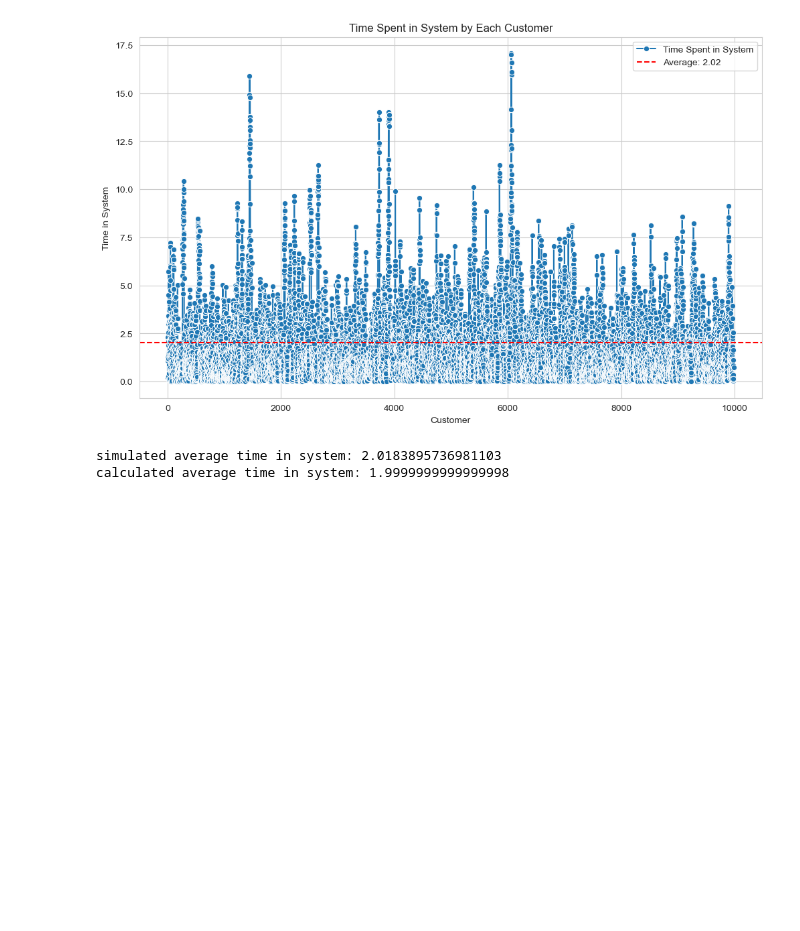
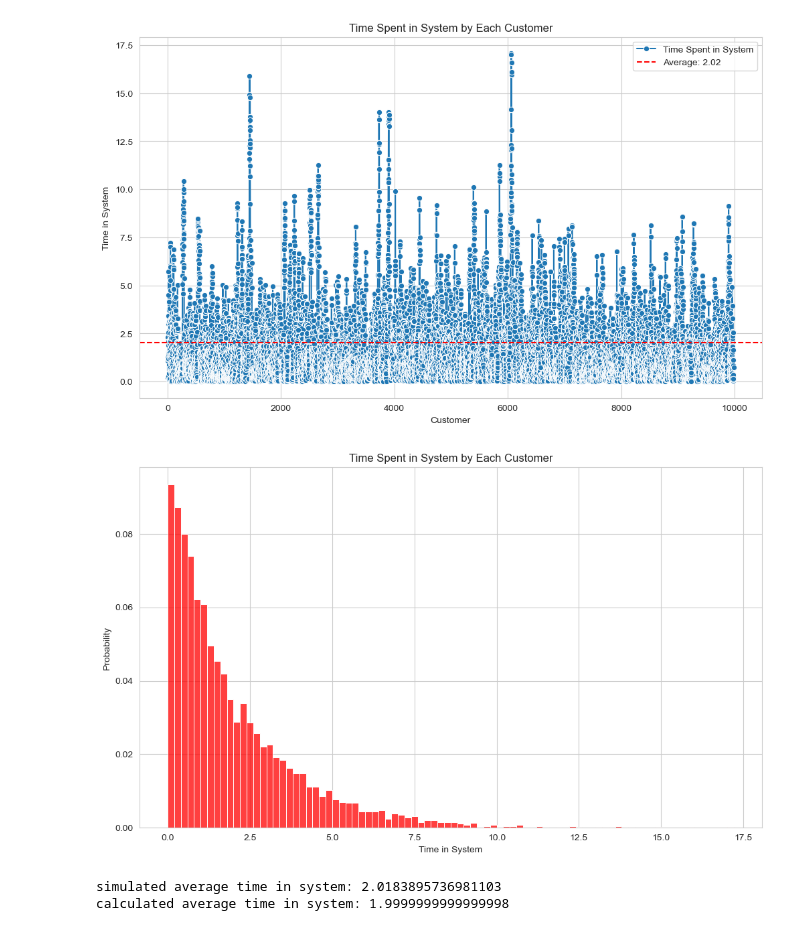
Before and after one commit to jocwulf/zhaw_dps, a Jupyter notebook: DPS23_02_mm1.ipynb, the cells around one changed output. Saved outputs shown, nothing was run; the diff lists cells and outputs as text; code cells hidden in the pictures; blank space fills up the shorter version.

Commit message:
poisson, histograms

```diff
--- a/DPS23_02_mm1.ipynb
+++ b/DPS23_02_mm1.ipynb
@@ -74,6 +76,16 @@ plt.legend()
 plt.show()
 # %% [output]
 [figure]
+# %%
+# create a histogram of the time spent in the system use 0.2 as the bin size
+plt.figure(figsize=(12, 7))
+sns.histplot(x=times_in_system, binwidth=0.2, stat="probability", color='red')
+plt.title("Time Spent in System by Each Customer")
+plt.xlabel("Time in System")
+plt.ylabel("Probability")
+plt.show()
+# %% [output]
+[figure, added]
 # %%
 # compare expected and simulated average time in system
 print("simulated average time in system: {}".format(avg_time))
```
Also changed, not shown: parts of 4 cells of this notebook.
